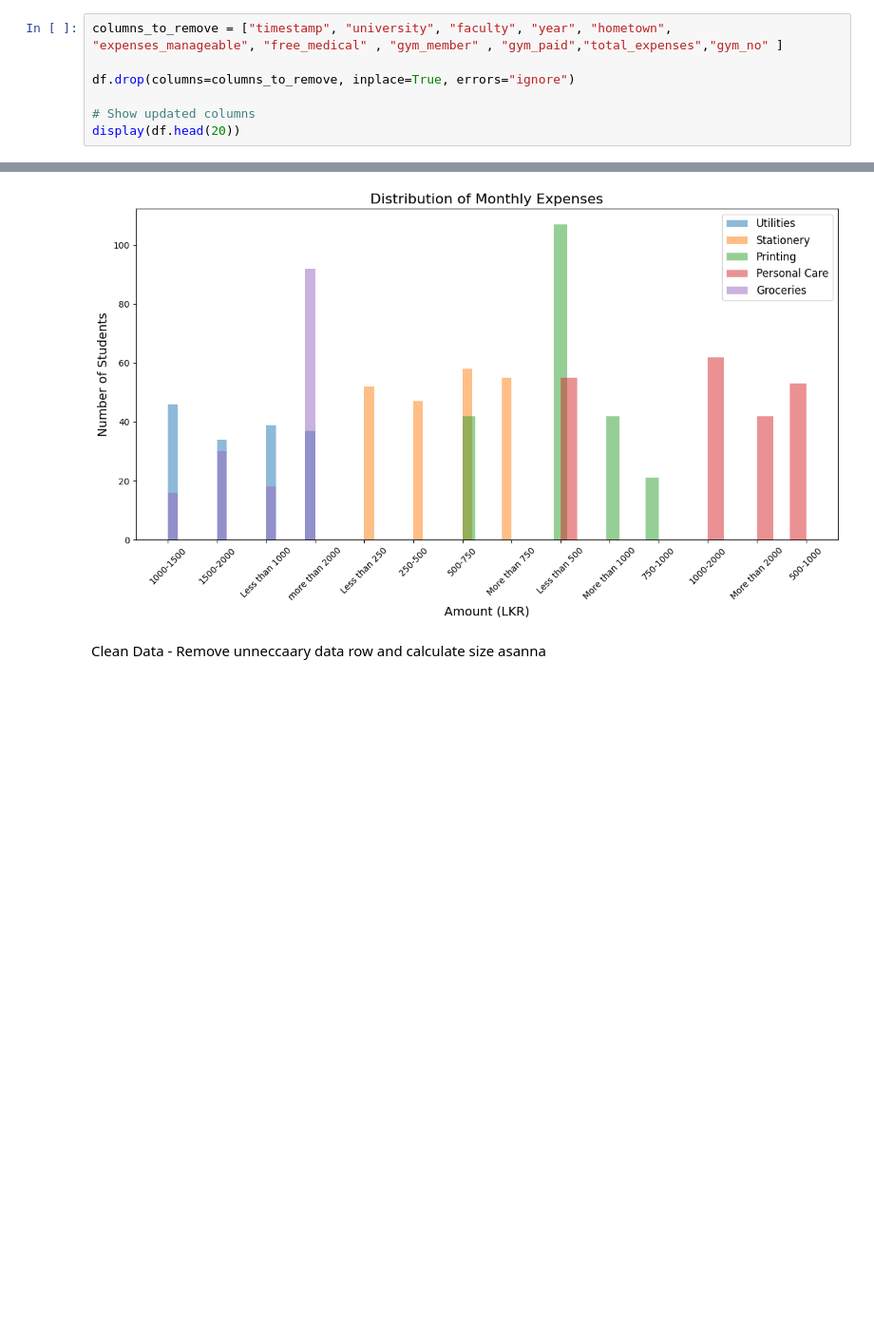
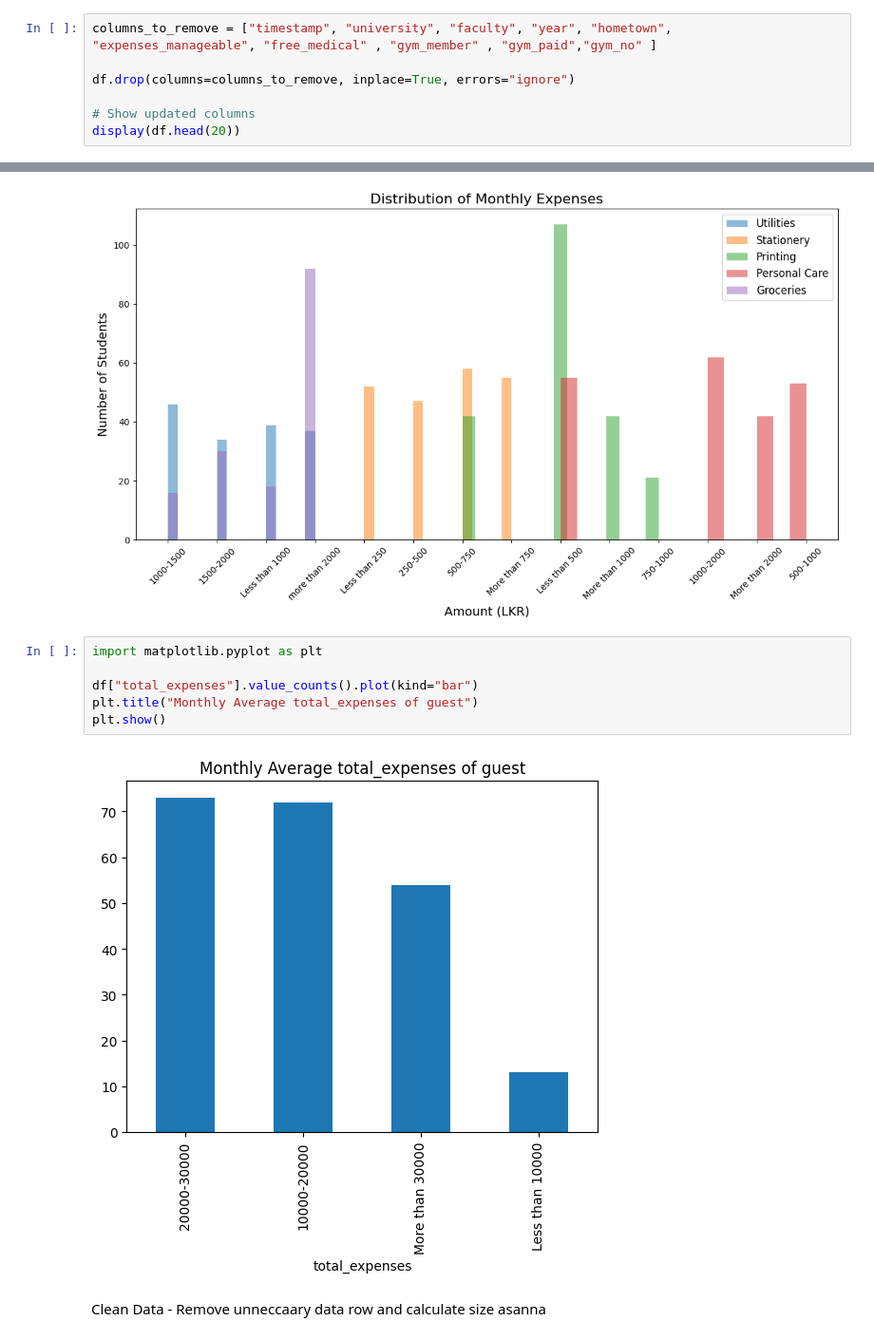
Before and after one commit to Pasindu115530/Static-Project, a Jupyter notebook: test.ipynb, the cells around one changed output, grey strips where cells are left out. Shown at 95% size. Saved outputs shown, nothing was run; the diff lists cells and outputs as text; blank space fills up the shorter version.

Commit message:
Add average total expenses

```diff
--- a/test.ipynb
+++ b/test.ipynb
@@ -87,7 +87,7 @@ display(df.head(20))
 | 19 | 7/22/2025 20:39 | University of Colombo | UCSC | 2nd Year | Female Student | kegalle | On-campus hostel | Less than 5000 | ... |
 20 rows × 24 columns
 # %%
-columns_to_remove = ["timestamp", "university", "faculty", "year", "hometown", "expenses_manageable", "free_medical" , "gym_member" , "gym_paid","total_expenses","gym_no" ]
+columns_to_remove = ["timestamp", "university", "faculty", "year", "hometown", "expenses_manageable", "free_medical" , "gym_member" , "gym_paid","gym_no" ]
 
 df.drop(columns=columns_to_remove, inplace=True, errors="ignore")
 
@@ -172,6 +172,14 @@ plt.tight_layout()  # Adjust layout so nothing overlaps
 plt.show()
 # %% [output]
 [figure]
+# %%
+import matplotlib.pyplot as plt
+
+df["total_expenses"].value_counts().plot(kind="bar")
+plt.title("Monthly Average total_expenses of guest")
+plt.show()
+# %% [output]
+[figure, added]
 # %% [markdown]
 Clean Data - Remove unneccaary data row and calculate size asanna
 # %%
```
